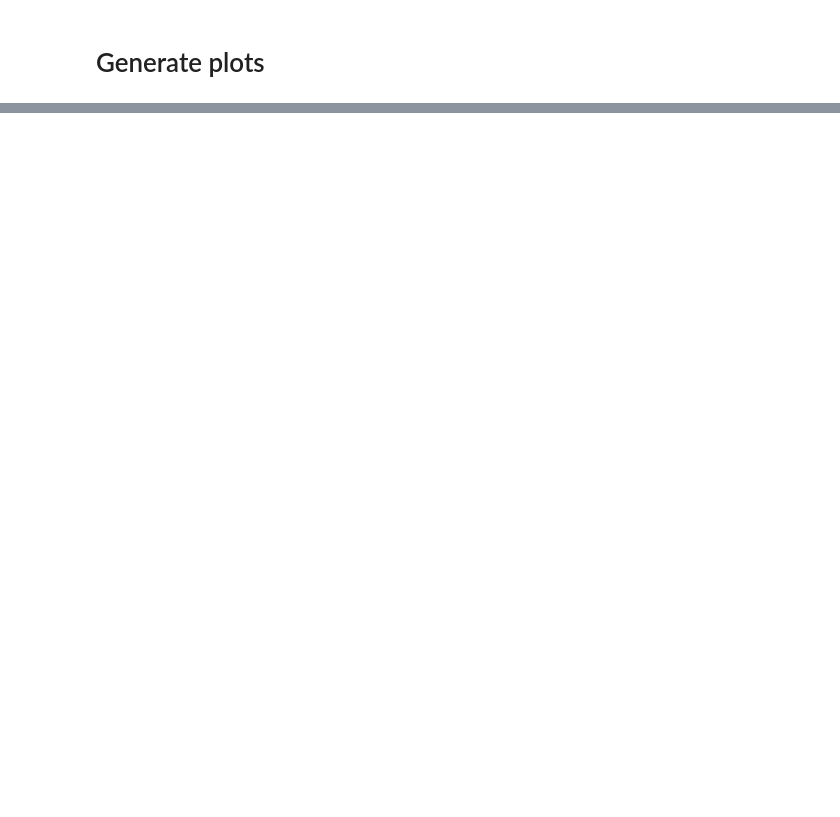
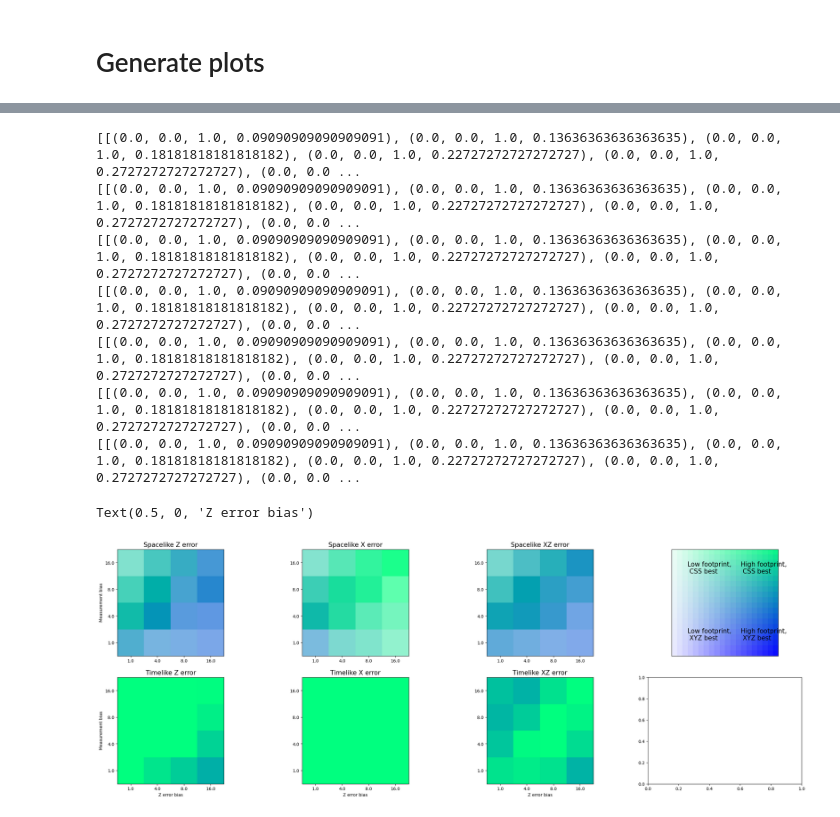
Before and after one commit to peter-janderks/floquet_colour_codes_numerics, a Jupyter notebook: heatmap/heatmap_plot.ipynb, the cells around one changed output, grey strips where cells are left out. Saved outputs shown, nothing was run; the diff lists cells and outputs as text; code cells hidden in the pictures; blank space fills up the shorter version.

```diff
--- a/heatmap/heatmap_plot.ipynb
+++ b/heatmap/heatmap_plot.ipynb
@@ -256,0 +308,69 @@ ax2.legend(handles=legend_elements, loc='upper right')
+# %%
+
+def plot_best_footprints(best_footprints: dict, best_footprints_honeycomb_code_value: dict, best_footprints_floquet_color_code_value: dict, ax: plt.Axes, cmap):
+
+    x_y_to_color = dict()
+    x_values = list()
+    y_values = list()
+    for noise_model, best_footprint in best_footprints.items():
+        x_val = float(noise_model.split(',')[-2])
+        y_val = float(noise_model.split(',')[-1])
+        log_ratio = np.log(best_footprints_honeycomb_code_value[noise_model]/best_footprints_floquet_color_code_value[noise_model])
+
+        if x_val not in x_values:
+            x_values.append(x_val)
+        if y_val not in y_values:
+            y_values.append(y_val)
+        color = float_to_color_shade(log_ratio, plt.colormaps[cmap], vmin=-2, vmax=2)
+        x_y_to_color[(x_val, y_val)] = change_opacity(color, best_footprints_honeycomb_code_value[noise_model], vmin=400, vmax=2000)
+
+    x_values.sort()
+    y_values.sort()
+
+    color_matrix = [[0 for i in range(len(y_values))] for j in range(len(x_values))]
+    for x_val in x_values:
+        for y_val in y_values:
+            if (x_val, y_val) in x_y_to_color:
+                color_matrix[y_values.index(y_val)][x_values.index(x_val)] = x_y_to_color[(x_val, y_val)]
+
+    im = ax.imshow(color_matrix, cmap=cmap, origin = 'lower')
+    ax.set_xticks(np.arange(len(x_values)), labels=x_values)
+    ax.set_yticks(np.arange(len(y_values)), labels=y_values)
+    return(im)
+
+ax3 : plt.Axes
+fig, axes = plt.subplots(2, 4, figsize=(30, 10), sharey=False)
+
+cmap = 'winter'
+
+for footprint_type, axis in zip(['x_memory', 'z_memory', 'xz_memory', 'x_stability', 'z_stability', 'xz_stability'], list(axes.flatten()[0:3])+list(axes.flatten()[4:])):
+    plot_best_footprints(best_footprints[footprint_type], best_footprints['XYZ_'+footprint_type], best_footprints['CSS_'+footprint_type], axis, cmap)
+
+n_points = 20
+x_y_values = [(int(x), int(y)) for x in range(0,n_points) for y in range(0, n_points)]
+
+color_matrix = [[0 for i in range(0,n_points)] for j in range(0,n_points)]
+
+for x, y in x_y_values:
+    c = float_to_color_shade(x,  plt.colormaps[cmap], vmin=0, vmax=n_points)
+    opaque_c = change_opacity(c, y, vmin=-2, vmax=n_points)
+    color_matrix[x][y] = opaque_c
+
+for title, axis in zip(['Spacelike Z error', 'Spacelike X error', 'Spacelike XZ error', ' ', 'Timelike Z error', 'Timelike X error', 'Timelike XZ error'], axes.flatten()):
+    axis.set_title(title, fontsize=15)
+    print(color_matrix)
+
+axes[0][3].imshow(color_matrix, origin='lower')
+axes[0][3].text(x=1/8*n_points, y=1/8*n_points, s='Low footprint,\n XYZ best', fontsize=15)
+axes[0][3].text(x=5/8*n_points, y=1/8*n_points, s='High footprint,\n XYZ best', fontsize=15)
+axes[0][3].text(x=5/8*n_points, y=3/4*n_points, s='High footprint,\n CSS best', fontsize=15)
+axes[0][3].text(x=1/8*n_points, y=3/4*n_points, s='Low footprint,\n CSS best', fontsize=15)
+axes[0][3].set_xticks([])
+axes[0][3].set_yticks([])
+
+axes[0][0].set_ylabel('Measurement bias')
+axes[1][0].set_ylabel('Measurement bias')
+axes[1][0].set_xlabel('Z error bias')
+axes[1][1].set_xlabel('Z error bias')
+axes[1][2].set_xlabel('Z error bias')
+# %% [output]
@@ -257 +381,10 @@ ax2.legend(handles=legend_elements, loc='upper right')
+[[(0.0, 0.0, 1.0, 0.09090909090909091), (0.0, 0.0, 1.0, 0.13636363636363635), (0.0, 0.0, 1.0, 0.18181818181818182), (0.0, 0.0, 1.0, 0.22727272727272727), (0.0, 0.0, 1.0, 0.2727272727272727), (0.0, 0.0 ...
+[[(0.0, 0.0, 1.0, 0.09090909090909091), (0.0, 0.0, 1.0, 0.13636363636363635), (0.0, 0.0, 1.0, 0.18181818181818182), (0.0, 0.0, 1.0, 0.22727272727272727), (0.0, 0.0, 1.0, 0.2727272727272727), (0.0, 0.0 ...
+[[(0.0, 0.0, 1.0, 0.09090909090909091), (0.0, 0.0, 1.0, 0.13636363636363635), (0.0, 0.0, 1.0, 0.18181818181818182), (0.0, 0.0, 1.0, 0.22727272727272727), (0.0, 0.0, 1.0, 0.2727272727272727), (0.0, 0.0 ...
+[[(0.0, 0.0, 1.0, 0.09090909090909091), (0.0, 0.0, 1.0, 0.13636363636363635), (0.0, 0.0, 1.0, 0.18181818181818182), (0.0, 0.0, 1.0, 0.22727272727272727), (0.0, 0.0, 1.0, 0.2727272727272727), (0.0, 0.0 ...
+[[(0.0, 0.0, 1.0, 0.09090909090909091), (0.0, 0.0, 1.0, 0.13636363636363635), (0.0, 0.0, 1.0, 0.18181818181818182), (0.0, 0.0, 1.0, 0.22727272727272727), (0.0, 0.0, 1.0, 0.2727272727272727), (0.0, 0.0 ...
+[[(0.0, 0.0, 1.0, 0.09090909090909091), (0.0, 0.0, 1.0, 0.13636363636363635), (0.0, 0.0, 1.0, 0.18181818181818182), (0.0, 0.0, 1.0, 0.22727272727272727), (0.0, 0.0, 1.0, 0.2727272727272727), (0.0, 0.0 ...
+[[(0.0, 0.0, 1.0, 0.09090909090909091), (0.0, 0.0, 1.0, 0.13636363636363635), (0.0, 0.0, 1.0, 0.18181818181818182), (0.0, 0.0, 1.0, 0.22727272727272727), (0.0, 0.0, 1.0, 0.2727272727272727), (0.0, 0.0 ...
+Text(0.5, 0, 'Z error bias')
+[figure, added]
 # %%
```
Also changed, not shown: parts of 21 cells of this notebook, 2 other files.
